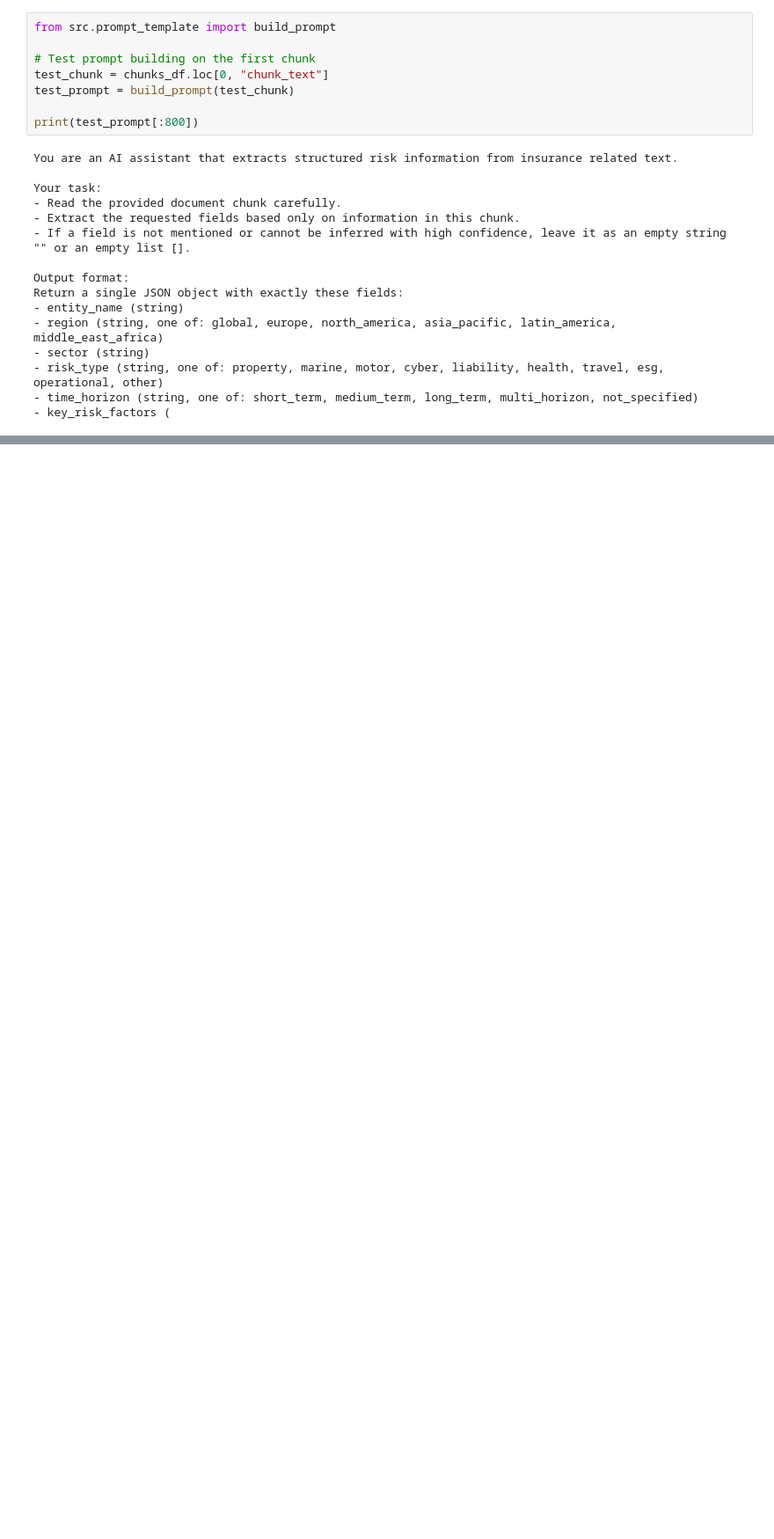
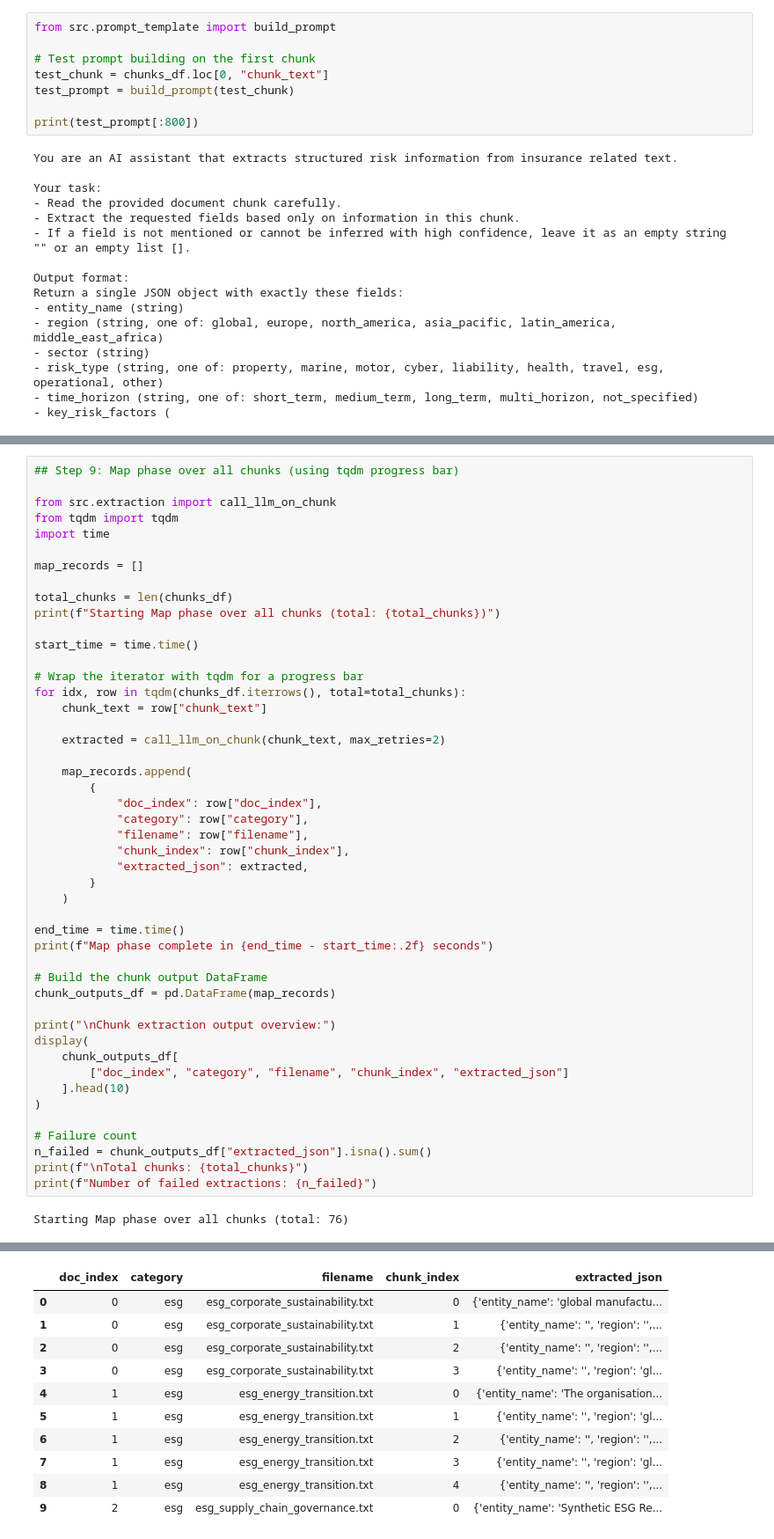
Before and after one commit to Misharasapu/genai-insurance-risk-extraction, a Jupyter notebook: notebooks/01_extraction.ipynb, the cells around one changed output, grey strips where cells are left out. Shown at 88% size. Drawn from its saved outputs; the diff is of its cells as text; blank space fills up the shorter version.

```diff
--- a/notebooks/01_extraction.ipynb
+++ b/notebooks/01_extraction.ipynb
@@ -465,0 +590,49 @@ Extraction failed or returned None.
+# %%
+## Step 9: Map phase over all chunks (using tqdm progress bar)
+
+from src.extraction import call_llm_on_chunk
+from tqdm import tqdm
+import time
+
+map_records = []
+
+total_chunks = len(chunks_df)
+print(f"Starting Map phase over all chunks (total: {total_chunks})")
+
+start_time = time.time()
+
+# Wrap the iterator with tqdm for a progress bar
+for idx, row in tqdm(chunks_df.iterrows(), total=total_chunks):
+    chunk_text = row["chunk_text"]
+
+    extracted = call_llm_on_chunk(chunk_text, max_retries=2)
+
+    map_records.append(
+        {
+            "doc_index": row["doc_index"],
+            "category": row["category"],
+            "filename": row["filename"],
+            "chunk_index": row["chunk_index"],
+            "extracted_json": extracted,
+        }
+    )
+
+end_time = time.time()
+print(f"Map phase complete in {end_time - start_time:.2f} seconds")
+
+# Build the chunk output DataFrame
+chunk_outputs_df = pd.DataFrame(map_records)
+
+print("\nChunk extraction output overview:")
+display(
+    chunk_outputs_df[
+        ["doc_index", "category", "filename", "chunk_index", "extracted_json"]
+    ].head(10)
+)
+
+# Failure count
+n_failed = chunk_outputs_df["extracted_json"].isna().sum()
+print(f"\nTotal chunks: {total_chunks}")
+print(f"Number of failed extractions: {n_failed}")
+# %% [output]
+Starting Map phase over all chunks (total: 76)
@@ -465,0 +642,11 @@ Extraction failed or returned None.
+|  | doc_index | category | filename | chunk_index | extracted_json |
+| 0 | 0 | esg | esg_corporate_sustainability.txt | 0 | {'entity_name': 'global manufactu... |
+| 1 | 0 | esg | esg_corporate_sustainability.txt | 1 | {'entity_name': '', 'region': '',... |
+| 2 | 0 | esg | esg_corporate_sustainability.txt | 2 | {'entity_name': '', 'region': '',... |
+| 3 | 0 | esg | esg_corporate_sustainability.txt | 3 | {'entity_name': '', 'region': 'gl... |
+| 4 | 1 | esg | esg_energy_transition.txt | 0 | {'entity_name': 'The organisation... |
+| 5 | 1 | esg | esg_energy_transition.txt | 1 | {'entity_name': '', 'region': 'gl... |
+| 6 | 1 | esg | esg_energy_transition.txt | 2 | {'entity_name': '', 'region': '',... |
+| 7 | 1 | esg | esg_energy_transition.txt | 3 | {'entity_name': '', 'region': 'gl... |
+| 8 | 1 | esg | esg_energy_transition.txt | 4 | {'entity_name': '', 'region': '',... |
+| 9 | 2 | esg | esg_supply_chain_governance.txt | 0 | {'entity_name': 'Synthetic ESG Re... |
```
Also changed, not shown: parts of 11 cells of this notebook.
